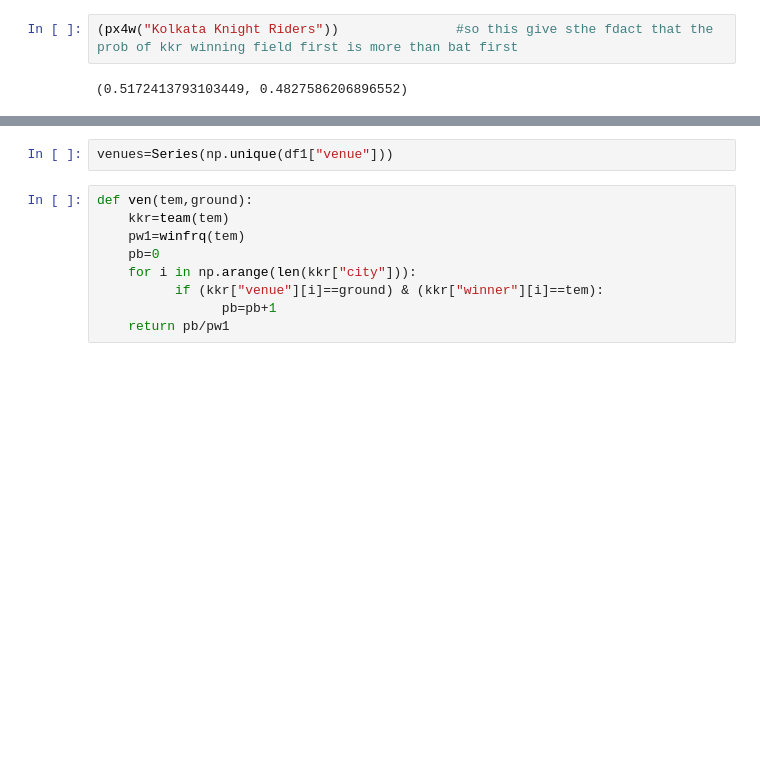
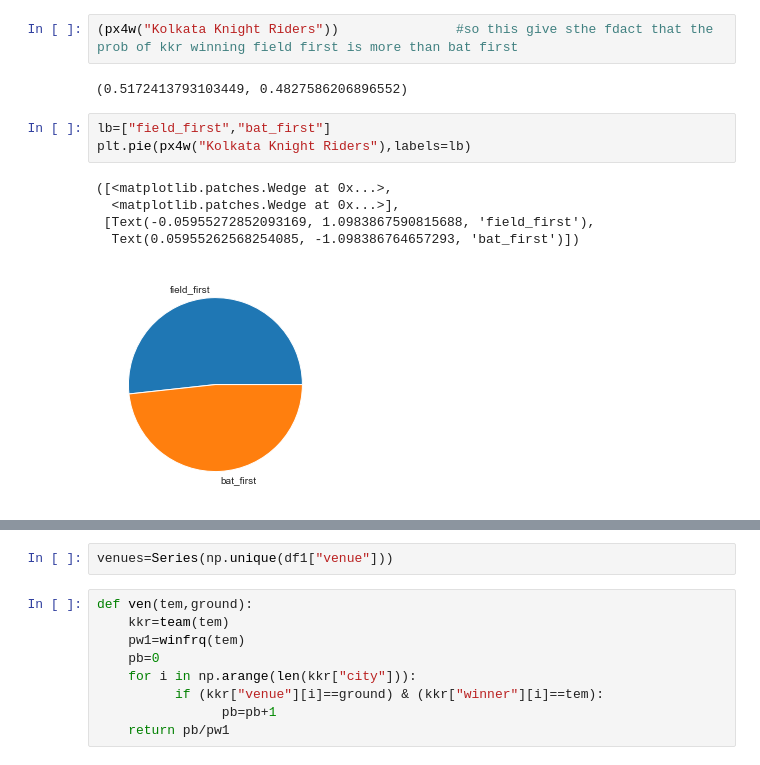
Before and after one commit to AchintyaSrivastava/ipl_prediction, a Jupyter notebook: ipl.ipynb, the cells around one changed output, grey strips where cells are left out. Cells and saved outputs as stored; diff of their text form; blank space fills up the shorter version.

```diff
--- a/ipl.ipynb
+++ b/ipl.ipynb
@@ -71,3 +73,12 @@ def px4w(tem):
 (px4w("Kolkata Knight Riders"))               #so this give sthe fdact that the prob of kkr winning field first is more than bat first
 # %% [output]
 (0.5172413793103449, 0.4827586206896552)
+# %%
+lb=["field_first","bat_first"]
+plt.pie(px4w("Kolkata Knight Riders"),labels=lb)
+# %% [output]
+([<matplotlib.patches.Wedge at 0x...>,
+  <matplotlib.patches.Wedge at 0x...>],
+ [Text(-0.05955272852093169, 1.0983867590815688, 'field_first'),
+  Text(0.05955262568254085, -1.098386764657293, 'bat_first')])
+[figure, added]
```
Also changed, not shown: parts of 22 cells of this notebook.
